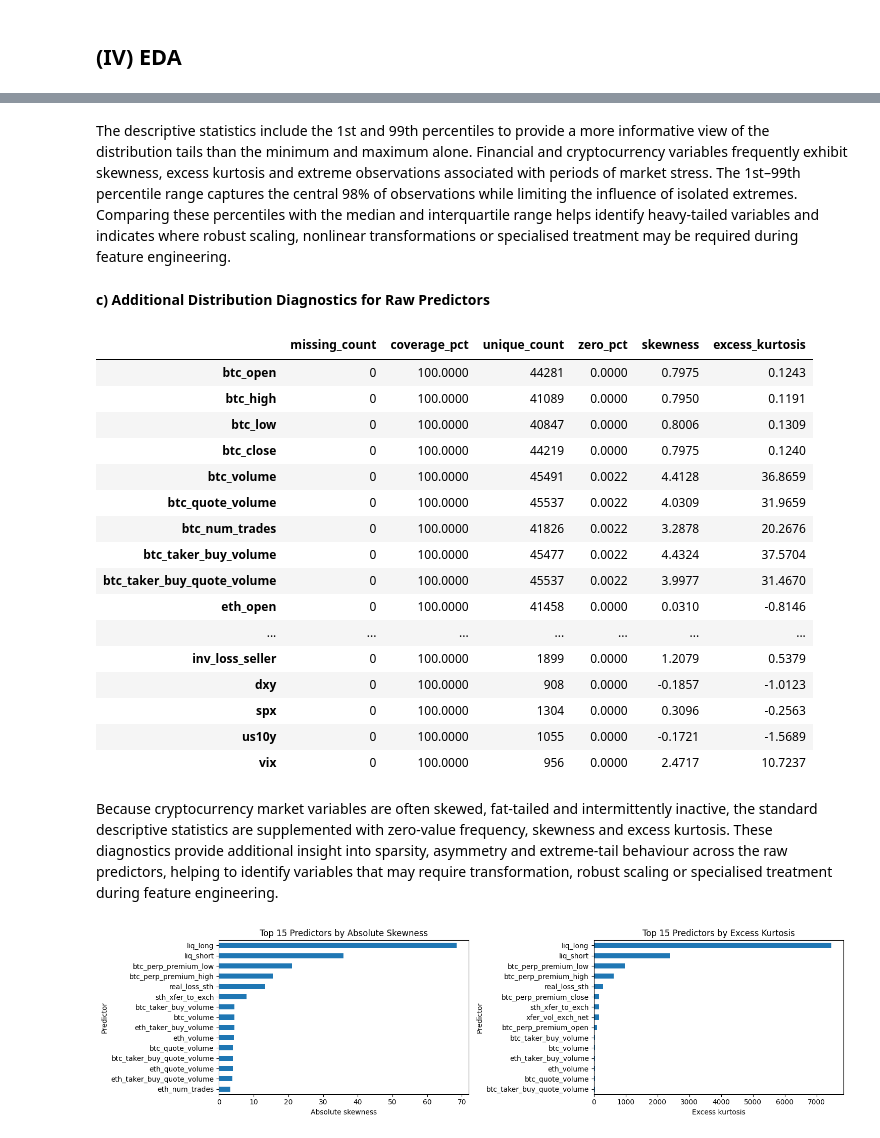
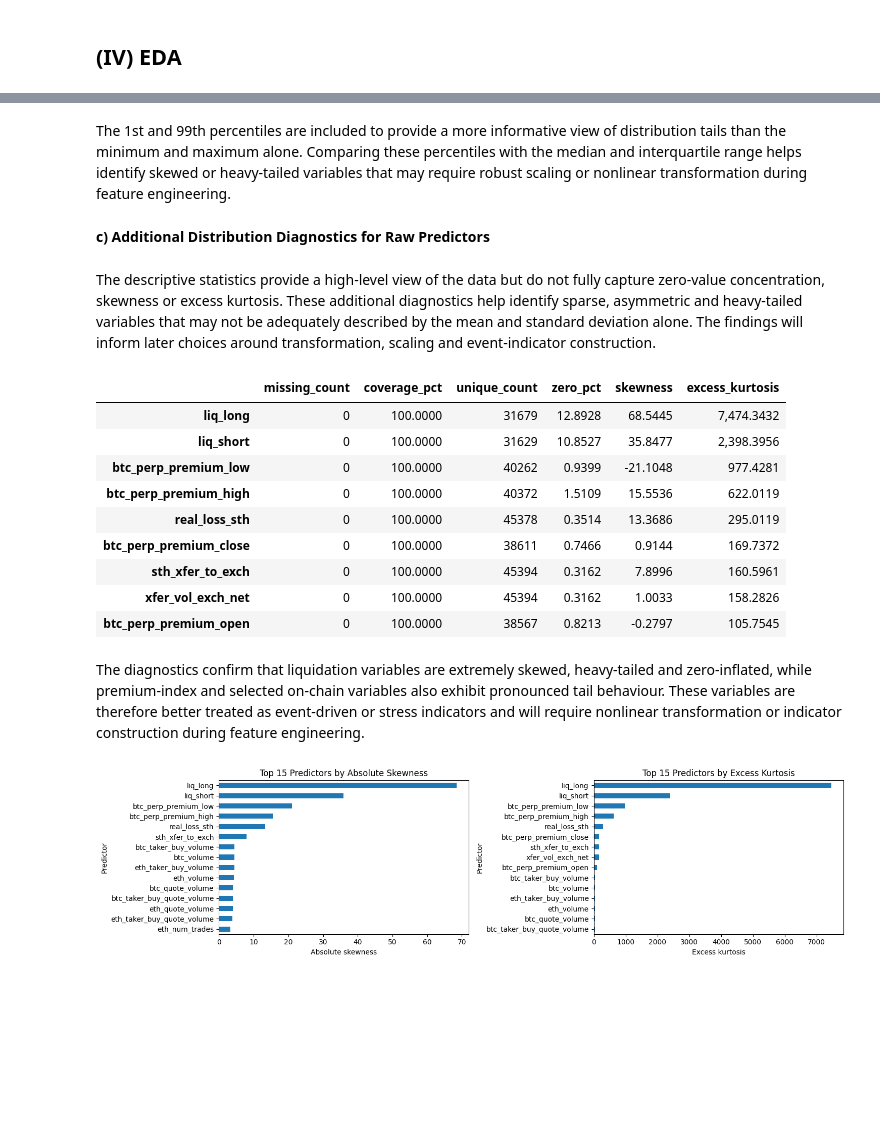
Before and after one commit to jade-lam/CQF, a Jupyter notebook: CQF_Final_Project.ipynb, the cells around one changed output, grey strips where cells are left out. Saved outputs shown, nothing was run; the diff lists cells and outputs as text; code cells hidden in the pictures; blank space fills up the shorter version.

```diff
--- a/CQF_Final_Project.ipynb
+++ b/CQF_Final_Project.ipynb
@@ -2114,41 +2088,42 @@ X_train_desc
 | us10y | 45,537.0000 | 2.7539 | 1.4101 | 0.4990 | 0.5870 | 0.6630 | 1.4530 | 3.1010 | 4.0890 | 4.5730 | 4.7886 | ... |
 | vix | 45,537.0000 | 21.1202 | 8.0318 | 11.8600 | 12.1644 | 12.7700 | 15.7800 | 19.3200 | 24.5500 | 33.5700 | 57.0728 | ... |
 # %% [markdown]
-The descriptive statistics include the 1st and 99th percentiles to provide a more informative view of the distribution tails than the minimum and maximum alone. Financial and cryptocurrency variables frequently exhibit skewness, excess kurtosis and extreme observations associated with periods of market stress. The 1st–99th percentile range captures the central 98% of observations while limiting the influence of isolated extremes. Comparing these percentiles with the median and interquartile range helps identify heavy-tailed variables and indicates where robust scaling, nonlinear transformations or specialised treatment may be required during feature engineering.
+The 1st and 99th percentiles are included to provide a more informative view of distribution tails than the minimum and maximum alone. Comparing these percentiles with the median and interquartile range helps identify skewed or heavy-tailed variables that may require robust scaling or nonlinear transformation during feature engineering.
 # %% [markdown]
 **c) Additional Distribution Diagnostics for Raw Predictors**
+# %% [markdown]
+The descriptive statistics provide a high-level view of the data but do not fully capture zero-value concentration, skewness or excess kurtosis. These additional diagnostics help identify sparse, asymmetric and heavy-tailed variables that may not be adequately described by the mean and standard deviation alone. The findings will inform later choices around transformation, scaling and event-indicator construction.
 # %%
 # Additional diagnostics for raw predictor variables
 X_train_diag = pd.DataFrame(index=X_train_numeric.columns)
 
 X_train_diag["missing_count"] = X_train_numeric.isna().sum()
 X_train_diag["coverage_pct"] = X_train_numeric.notna().mean() * 100
 X_train_diag["unique_count"] = X_train_numeric.nunique()
 X_train_diag["zero_pct"] = X_train_numeric.eq(0).sum().div(X_train_numeric.notna().sum()).mul(100)
 X_train_diag["skewness"] = X_train_numeric.skew()
 X_train_diag["excess_kurtosis"] = X_train_numeric.kurt()
 
-X_train_diag
+# Show predictors with material distributional irregularities
+distribution_flags = X_train_diag.loc[
+    (X_train_diag["skewness"].abs() > 5)
+    | (X_train_diag["excess_kurtosis"] > 50)
+    | (X_train_diag["zero_pct"] > 1)].sort_values("excess_kurtosis", ascending=False)
+
+distribution_flags
 # %% [output]
 |  | missing_count | coverage_pct | unique_count | zero_pct | skewness | excess_kurtosis |
-| btc_open | 0 | 100.0000 | 44281 | 0.0000 | 0.7975 | 0.1243 |
-| btc_high | 0 | 100.0000 | 41089 | 0.0000 | 0.7950 | 0.1191 |
-| btc_low | 0 | 100.0000 | 40847 | 0.0000 | 0.8006 | 0.1309 |
-| btc_close | 0 | 100.0000 | 44219 | 0.0000 | 0.7975 | 0.1240 |
-| btc_volume | 0 | 100.0000 | 45491 | 0.0022 | 4.4128 | 36.8659 |
-| btc_quote_volume | 0 | 100.0000 | 45537 | 0.0022 | 4.0309 | 31.9659 |
-| btc_num_trades | 0 | 100.0000 | 41826 | 0.0022 | 3.2878 | 20.2676 |
-| btc_taker_buy_volume | 0 | 100.0000 | 45477 | 0.0022 | 4.4324 | 37.5704 |
-| btc_taker_buy_quote_volume | 0 | 100.0000 | 45537 | 0.0022 | 3.9977 | 31.4670 |
-| eth_open | 0 | 100.0000 | 41458 | 0.0000 | 0.0310 | -0.8146 |
-| ... | ... | ... | ... | ... | ... | ... |
-| inv_loss_seller | 0 | 100.0000 | 1899 | 0.0000 | 1.2079 | 0.5379 |
-| dxy | 0 | 100.0000 | 908 | 0.0000 | -0.1857 | -1.0123 |
-| spx | 0 | 100.0000 | 1304 | 0.0000 | 0.3096 | -0.2563 |
-| us10y | 0 | 100.0000 | 1055 | 0.0000 | -0.1721 | -1.5689 |
-| vix | 0 | 100.0000 | 956 | 0.0000 | 2.4717 | 10.7237 |
+| liq_long | 0 | 100.0000 | 31679 | 12.8928 | 68.5445 | 7,474.3432 |
+| liq_short | 0 | 100.0000 | 31629 | 10.8527 | 35.8477 | 2,398.3956 |
+| btc_perp_premium_low | 0 | 100.0000 | 40262 | 0.9399 | -21.1048 | 977.4281 |
+| btc_perp_premium_high | 0 | 100.0000 | 40372 | 1.5109 | 15.5536 | 622.0119 |
+| real_loss_sth | 0 | 100.0000 | 45378 | 0.3514 | 13.3686 | 295.0119 |
+| btc_perp_premium_close | 0 | 100.0000 | 38611 | 0.7466 | 0.9144 | 169.7372 |
+| sth_xfer_to_exch | 0 | 100.0000 | 45394 | 0.3162 | 7.8996 | 160.5961 |
+| xfer_vol_exch_net | 0 | 100.0000 | 45394 | 0.3162 | 1.0033 | 158.2826 |
+| btc_perp_premium_open | 0 | 100.0000 | 38567 | 0.8213 | -0.2797 | 105.7545 |
-# %% [markdown]
-Because cryptocurrency market variables are often skewed, fat-tailed and intermittently inactive, the standard descriptive statistics are supplemented with zero-value frequency, skewness and excess kurtosis. These diagnostics provide additional insight into sparsity, asymmetry and extreme-tail behaviour across the raw predictors, helping to identify variables that may require transformation, robust scaling or specialised treatment during feature engineering.
+# %% [markdown]
+The diagnostics confirm that liquidation variables are extremely skewed, heavy-tailed and zero-inflated, while premium-index and selected on-chain variables also exhibit pronounced tail behaviour. These variables are therefore better treated as event-driven or stress indicators and will require nonlinear transformation or indicator construction during feature engineering.
 # %%
 # Predictors with the most extreme skewness and kurtosis
 n_show = 15
```
Also changed, not shown: parts of 272 cells of this notebook.
